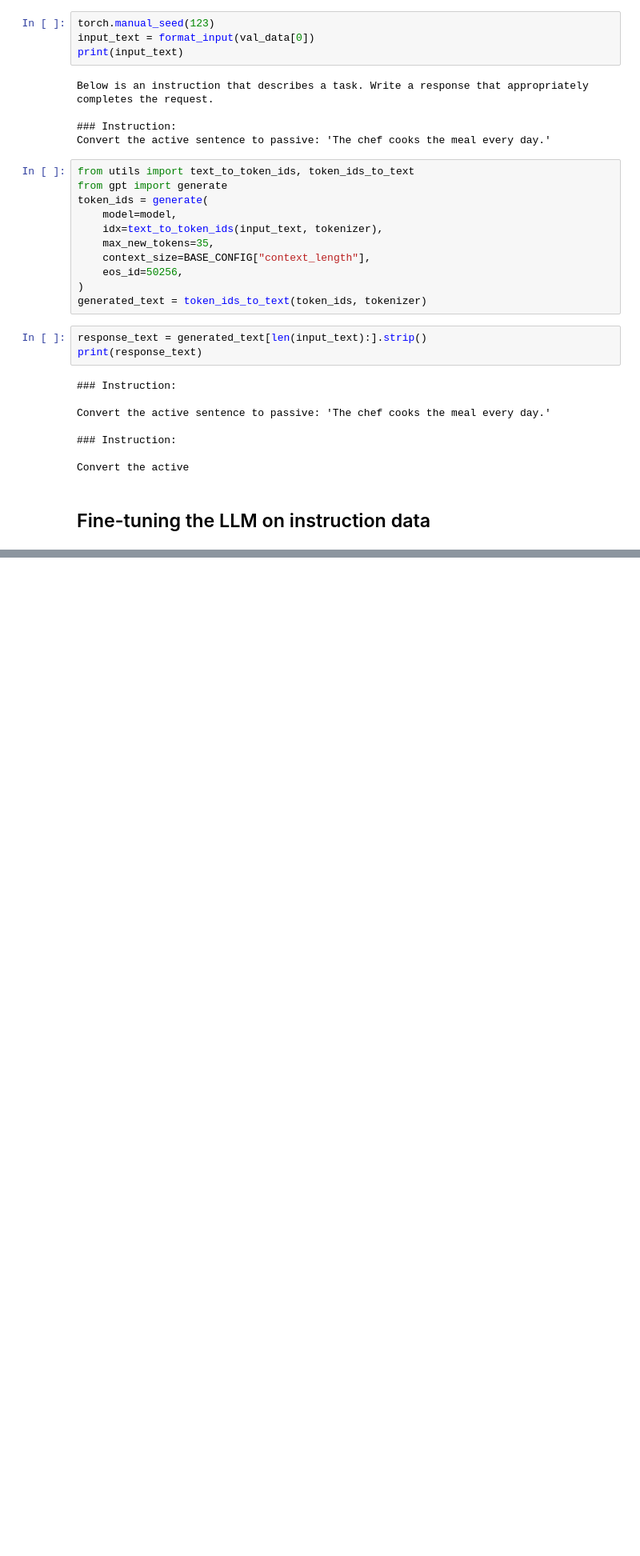
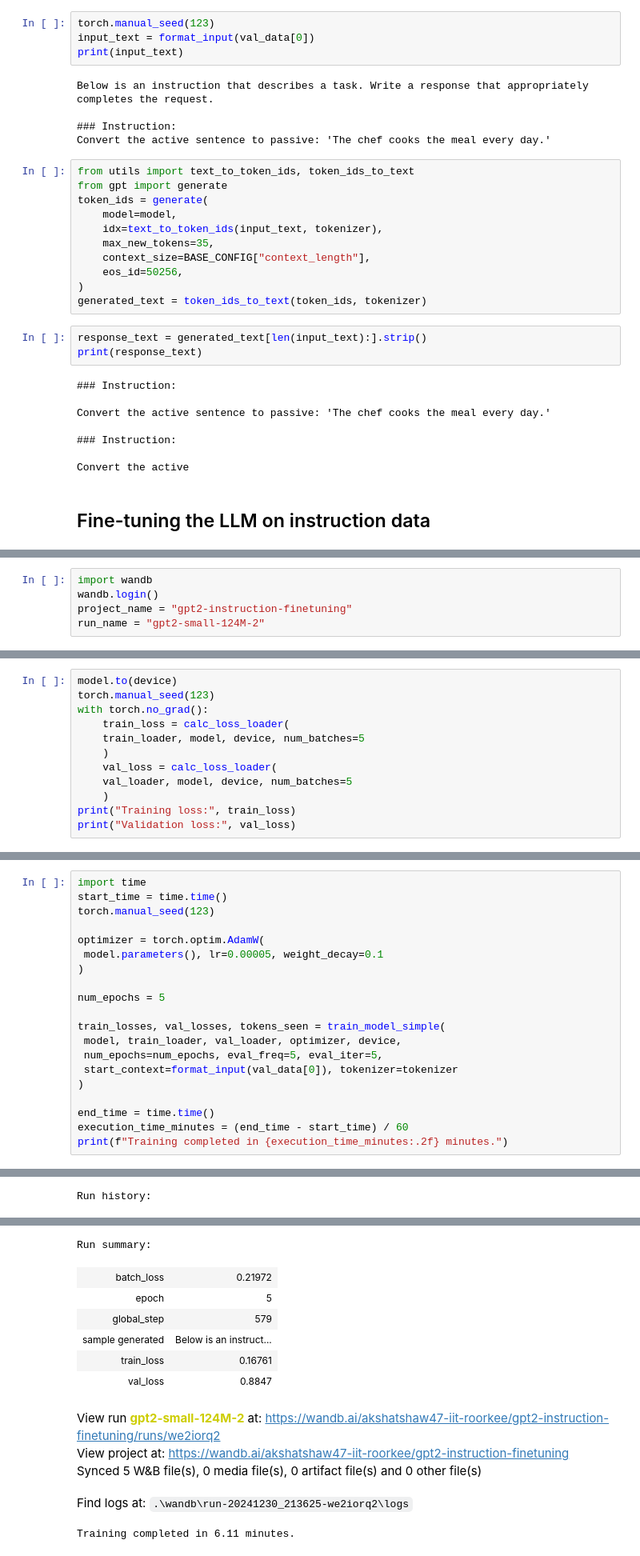
Before and after one commit to akshatshaw/LLM-from-scratch, a Jupyter notebook: ch 7/inst-finetune.ipynb, the cells around one changed output, grey strips where cells are left out. Shown at 80% size. Drawn from its saved outputs; the diff is of its cells as text; blank space fills up the shorter version.

```diff
--- a/ch 7/inst.ipynb
+++ b/ch 7/inst-finetune.ipynb
@@ -482,0 +486,5 @@ Convert the active
+# %%
+import wandb
+wandb.login()
+project_name = "gpt2-instruction-finetuning"
+run_name = "gpt2-small-124M-2"
@@ -482,0 +551,12 @@ Convert the active
+# %%
+model.to(device)
+torch.manual_seed(123)
+with torch.no_grad():
+    train_loss = calc_loss_loader(
+    train_loader, model, device, num_batches=5
+    )
+    val_loss = calc_loss_loader(
+    val_loader, model, device, num_batches=5
+    )
+print("Training loss:", train_loss)
+print("Validation loss:", val_loss)
@@ -482,0 +566,21 @@ Convert the active
+# %%
+import time
+start_time = time.time()
+torch.manual_seed(123)
+
+optimizer = torch.optim.AdamW(
+ model.parameters(), lr=0.00005, weight_decay=0.1
+)
+
+num_epochs = 5
+
+train_losses, val_losses, tokens_seen = train_model_simple(
+ model, train_loader, val_loader, optimizer, device,
+ num_epochs=num_epochs, eval_freq=5, eval_iter=5,
+ start_context=format_input(val_data[0]), tokenizer=tokenizer
+)
+
+end_time = time.time()
+execution_time_minutes = (end_time - start_time) / 60
+print(f"Training completed in {execution_time_minutes:.2f} minutes.")
+# %% [output]
@@ -482,0 +610 @@ Convert the active
+Run history:
@@ -482,0 +616,12 @@ Convert the active
+Run summary:
+| batch_loss | 0.21972 |
+| epoch | 5 |
+| global_step | 579 |
+| sample generated | Below is an instruct... |
+| train_loss | 0.16761 |
+| val_loss | 0.8847 |
+View run gpt2-small-124M-2 at: https://wandb.ai/akshatshaw47-iit-roorkee/gpt2-instruction-finetuning/runs/we2iorq2
+View project at: https://wandb.ai/akshatshaw47-iit-roorkee/gpt2-instruction-finetuning
+Synced 5 W&B file(s), 0 media file(s), 0 artifact file(s) and 0 other file(s)
+Find logs at: .\wandb\run-20241230_213625-we2iorq2\logs
+Training completed in 6.11 minutes.
```
Also changed, not shown: parts of 15 cells of this notebook, 2 other files.
